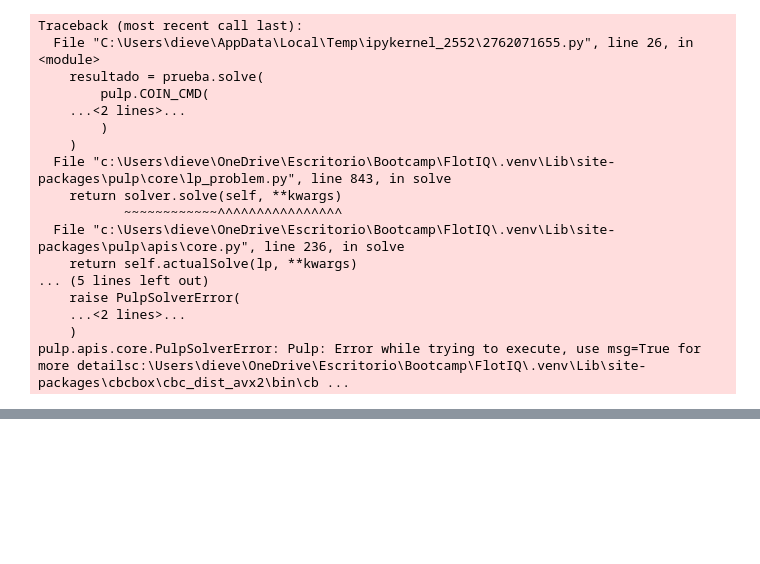
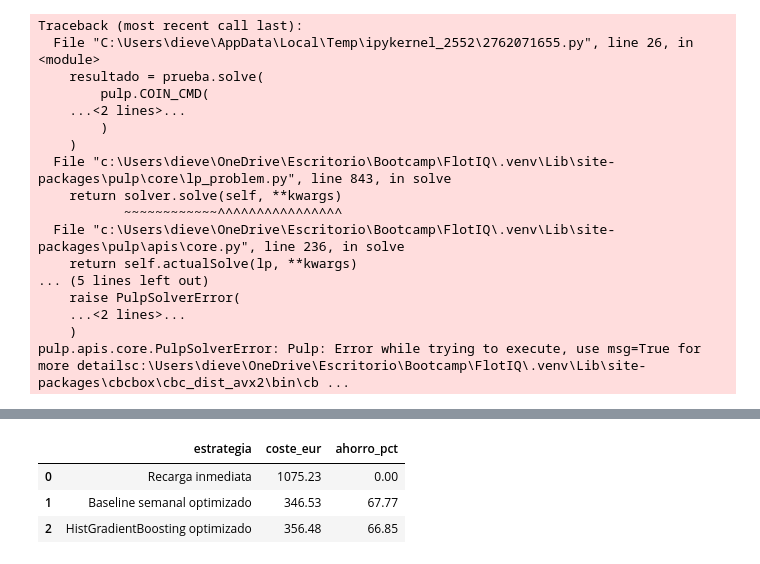
Before and after one commit to contactodiegovega/FlotIQ, a Jupyter notebook: notebooks/04_optimizacion_recargas.ipynb, the cells around one changed output, grey strips where cells are left out. Saved outputs shown, nothing was run; the diff lists cells and outputs as text; code cells hidden in the pictures; blank space fills up the shorter version.

```diff
--- a/notebooks/04_optimizacion_recargas.ipynb
+++ b/notebooks/04_optimizacion_recargas.ipynb
@@ -5317,0 +5909,96 @@ pulp.apis.core.PulpSolverError: Pulp: Error while trying to execute, use msg=Tru
+# %%
+
+# FLOTIQ | GUARDAR RESULTADOS DEFINITIVOS DE FASE 3
+
+import pandas as pd
+
+carpeta = PROJECT_ROOT / "data" / "processed"
+carpeta.mkdir(parents=True, exist_ok=True)
+
+ml = df_recargas_ejecutadas.copy()
+baseline = df_recargas_baseline_semana.copy()
+
+assert len(ml) == len(baseline) == 8400
+assert ml["hora"].nunique() == baseline["hora"].nunique() == 168
+assert not ml[["vehicle_id", "hora"]].duplicated().any()
+assert not baseline[["vehicle_id", "hora"]].duplicated().any()
+
+final_ml = (
+    ml.sort_values("hora")
+    .groupby("vehicle_id")["energia_bateria_kwh"]
+    .last()
+)
+
+final_baseline = (
+    baseline.sort_values("hora")
+    .groupby("vehicle_id")["energia_bateria_kwh"]
+    .last()
+)
+
+assert (final_ml - final_baseline).abs().max() < 0.05
+
+# Guardar planes horarios completos
+ml.to_parquet(
+    carpeta / "recargas_ml_semana.parquet",
+    index=False
+)
+
+baseline.to_parquet(
+    carpeta / "recargas_baseline_semana.parquet",
+    index=False
+)
+
+# Comparación económica
+comparacion_semanal.to_csv(
+    carpeta / "comparacion_recargas_semana.csv",
+    index=False
+)
+
+# Resumen diario de ambas estrategias
+def resumir_diariamente(df, estrategia):
+    resultado = df.copy()
+    resultado["fecha"] = resultado["hora"].dt.date
+
+    resumen = (
+        resultado.groupby("fecha")
+        .agg(
+            coste_eur=("coste_real_eur", "sum"),
+            energia_red_kwh=("recarga_red_kwh", "sum"),
+            soc_minimo_pct=("soc_pct", "min")
+        )
+        .reset_index()
+    )
+
+    resumen["estrategia"] = estrategia
+    return resumen
+
+resumen_diario = pd.concat(
+    [
+        resumir_diariamente(ml, "ML"),
+        resumir_diariamente(baseline, "Baseline")
+    ],
+    ignore_index=True
+)
+
+resumen_diario.to_csv(
+    carpeta / "comparacion_recargas_diaria.csv",
+    index=False
+)
+
+print("FLOTIQ | RESULTADOS DE FASE 3 GUARDADOS")
+print("\nCOMPARACIÓN SEMANAL")
+display(comparacion_semanal.round(2))
+
+print("\nRESUMEN DIARIO")
+display(resumen_diario.round(2))
+
+print("\nARCHIVOS CONFIRMADOS")
+for nombre in [
+    "recargas_ml_semana.parquet",
+    "recargas_baseline_semana.parquet",
+    "comparacion_recargas_semana.csv",
+    "comparacion_recargas_diaria.csv"
+]:
+    ruta = carpeta / nombre
+    print(nombre, "-", "OK" if ruta.exists() else "ERROR")
+# %% [output]
@@ -5317,0 +6008,4 @@ pulp.apis.core.PulpSolverError: Pulp: Error while trying to execute, use msg=Tru
+|  | estrategia | coste_eur | ahorro_pct |
+| 0 | Recarga inmediata | 1075.23 | 0.00 |
+| 1 | Baseline semanal optimizado | 346.53 | 67.77 |
+| 2 | HistGradientBoosting optimizado | 356.48 | 66.85 |
```
Also changed, not shown: parts of 7 cells of this notebook.
